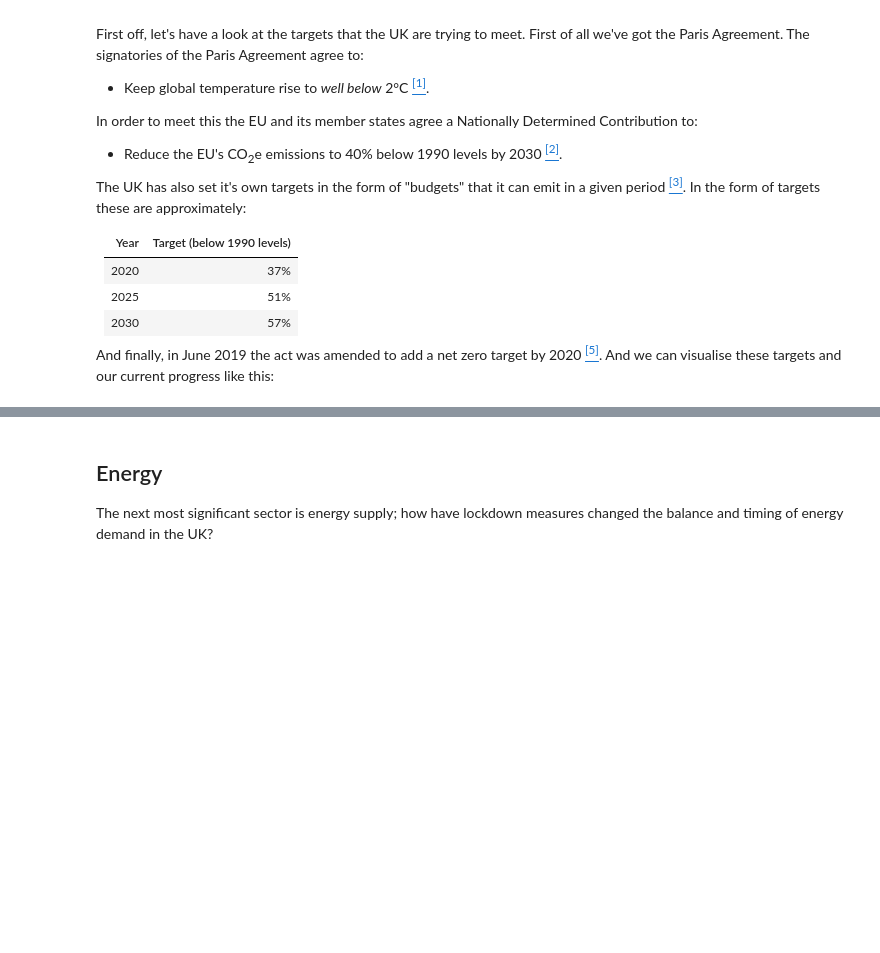
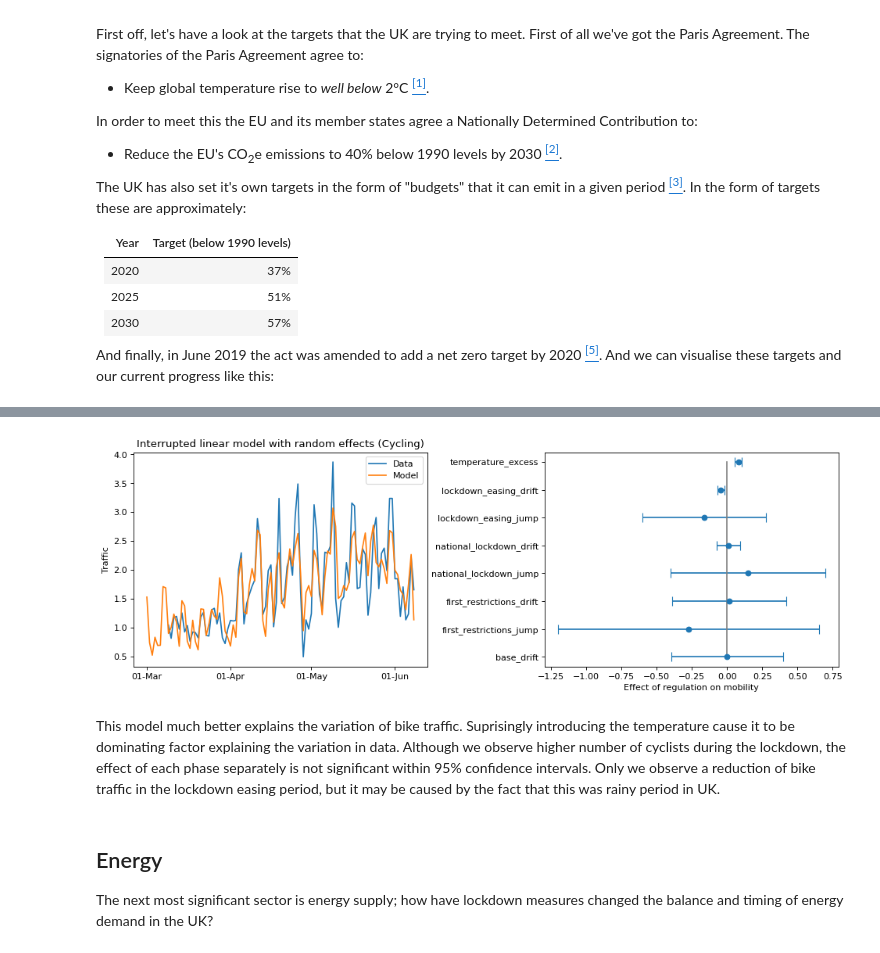
Before and after one commit to aricooperdavis/coronasaurus_NERCHackathonTwo_LearningFromLockdown, a Jupyter notebook: coronasaurus.ipynb, the cells around one changed output, grey strips where cells are left out. Saved outputs shown, nothing was run; the diff lists cells and outputs as text; code cells hidden in the pictures; blank space fills up the shorter version.

```diff
--- a/coronasaurus.ipynb
+++ b/coronasaurus.ipynb
@@ -68,3 +120,9 @@ Poitr's work will go here.
+# %%
+traffic.run_mixed_LM_for_bikes(figsize=(12, 4))
+# %% [output]
+[figure, added]
+# %% [markdown]
+This model much better explains the variation of bike traffic. Suprisingly introducing the temperature cause it to be dominating factor explaining the variation in data. Although we observe higher number of cyclists during the lockdown, the effect of each phase separately is not significant within 95% confidence intervals. Only we observe a reduction of bike traffic in the lockdown easing period, but it may be caused by the fact that this was rainy period in UK.
 # %% [markdown]
 ## Energy
 The next most significant sector is energy supply; how have lockdown measures changed the balance and timing of energy demand in the UK?
```
Also changed, not shown: parts of 10 cells of this notebook, 2 other files.
